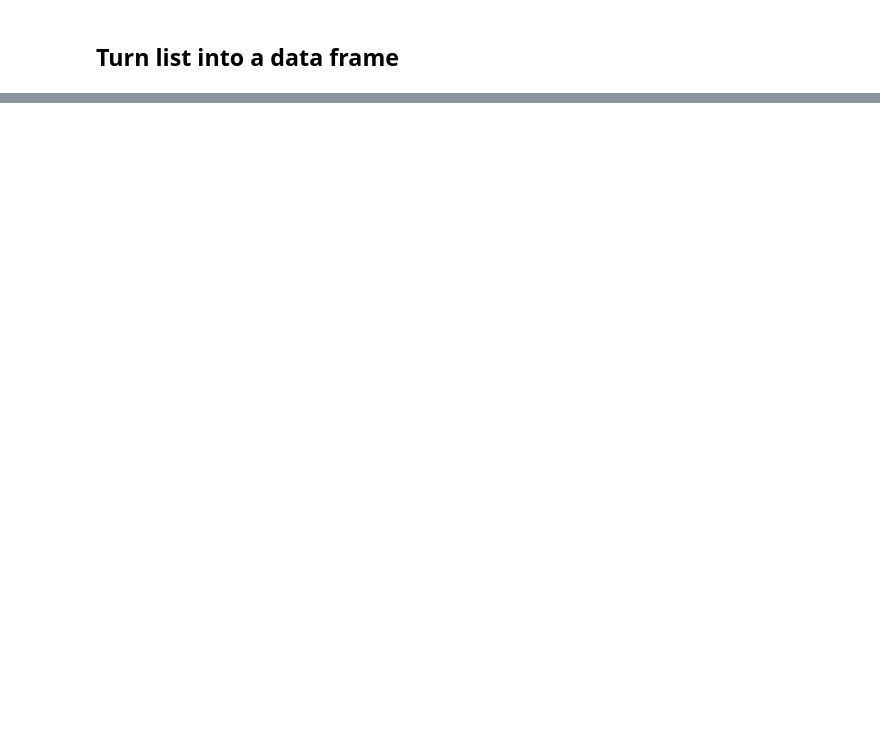
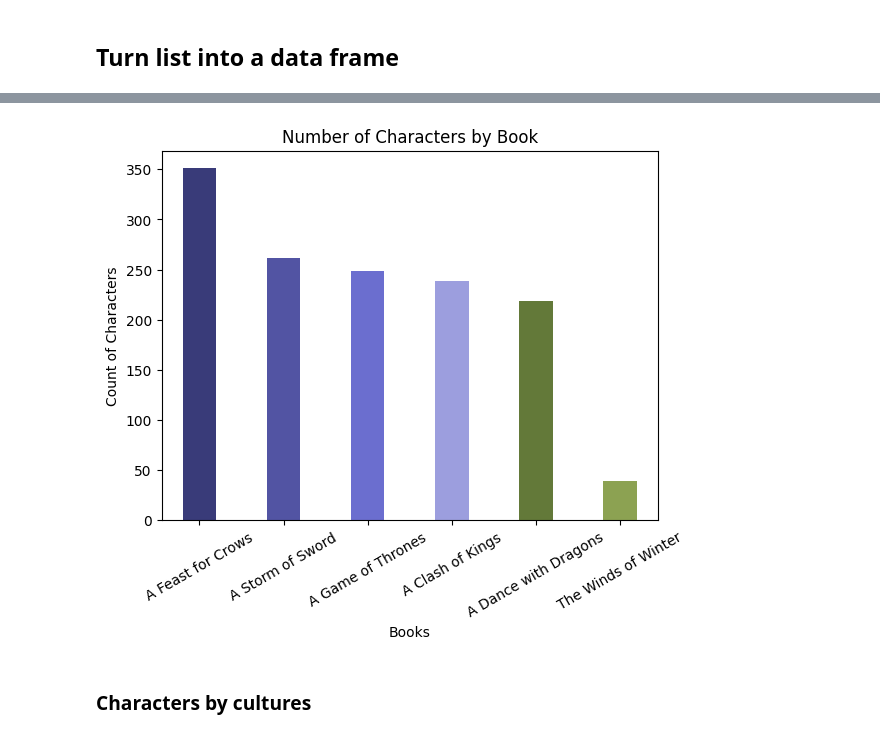
Before and after one commit to mariamorskovatykh/game_of_thrones_project, a Jupyter notebook: characters_scraping.ipynb, the cells around one changed output, grey strips where cells are left out. Saved outputs shown, nothing was run; the diff lists cells and outputs as text; code cells hidden in the pictures; blank space fills up the shorter version.

Commit message:
characters scraping

```diff
--- a/characters_scraping.ipynb
+++ b/characters_scraping.ipynb
@@ -167,0 +172,14 @@ TypeError: expected string or bytes-like object
+# %%
+# clean the allegiance column
+
+with warnings.catch_warnings():
+    warnings.filterwarnings("ignore")
+
+    # delete all explanatory notes in brackets
+    characters_df["allegiance"] = characters_df["allegiance"].apply(lambda x: x if pd.isna(x) or not isinstance(x, str) else re.sub(r'\s*\([^)]*\)', '', x))
+
+    # delete spaces after comma
+    characters_df["allegiance"] = characters_df["allegiance"].str.replace(", ", ",")
+
+    # delete double commas
+    characters_df["allegiance"] = characters_df["allegiance"].str.replace(",,", ",")
@@ -167,0 +226,20 @@ TypeError: expected string or bytes-like object
+# %%
+# Divide the values in column by comma
+characters_df['books'] = characters_df['books'].str.split(',')
+# %%
+# Create a new DataFrame to store the separated values
+books_df = pd.DataFrame(columns=['book', 'character_name'])
+
+with warnings.catch_warnings():
+    warnings.filterwarnings("ignore")
+
+    # Iterate over the rows of the original DataFrame
+    for _, row in characters_df.iterrows():
+        # Iterate over the list of separated values
+        for value in row['books']:
+            # Append a new row to the new DataFrame
+            books_df = books_df.append({'book': value.strip(), 'character_name': row['character_name']}, ignore_index=True)
+# %%
+# Group by books and count
+df_grouped_books = books_df.groupby("book")["character_name"].count().sort_values(ascending=False).reset_index(name='character_counts')
+df_grouped_books
@@ -167,0 +254,14 @@ TypeError: expected string or bytes-like object
+# %%
+# Plot number of characters grouped by books
+colors=plt.get_cmap('tab20b').colors
+ax = df_grouped_books.plot(x='book', y='character_counts', kind='bar', color=colors, width=0.4)
+ax.set_ylabel('Count of Characters')
+ax.set_xlabel('Books')
+ax.set_title('Number of Characters by Book')
+ax.legend().set_visible(False)
+ax.set_xticklabels(ax.get_xticklabels(), rotation=30)
+plt.show();
+# %% [output]
+[figure, added]
+# %% [markdown]
+###  Characters by cultures
```
Also changed, not shown: parts of 21 cells of this notebook.
